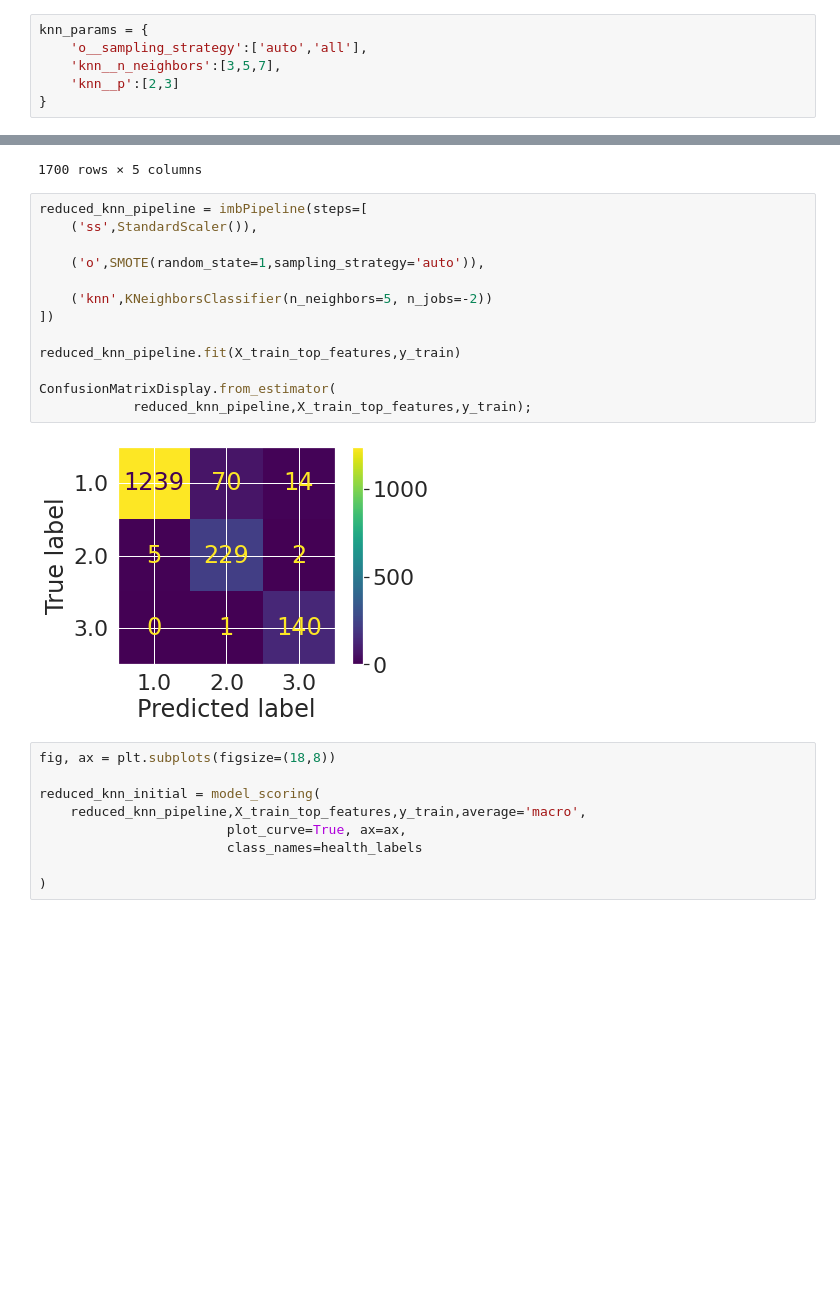
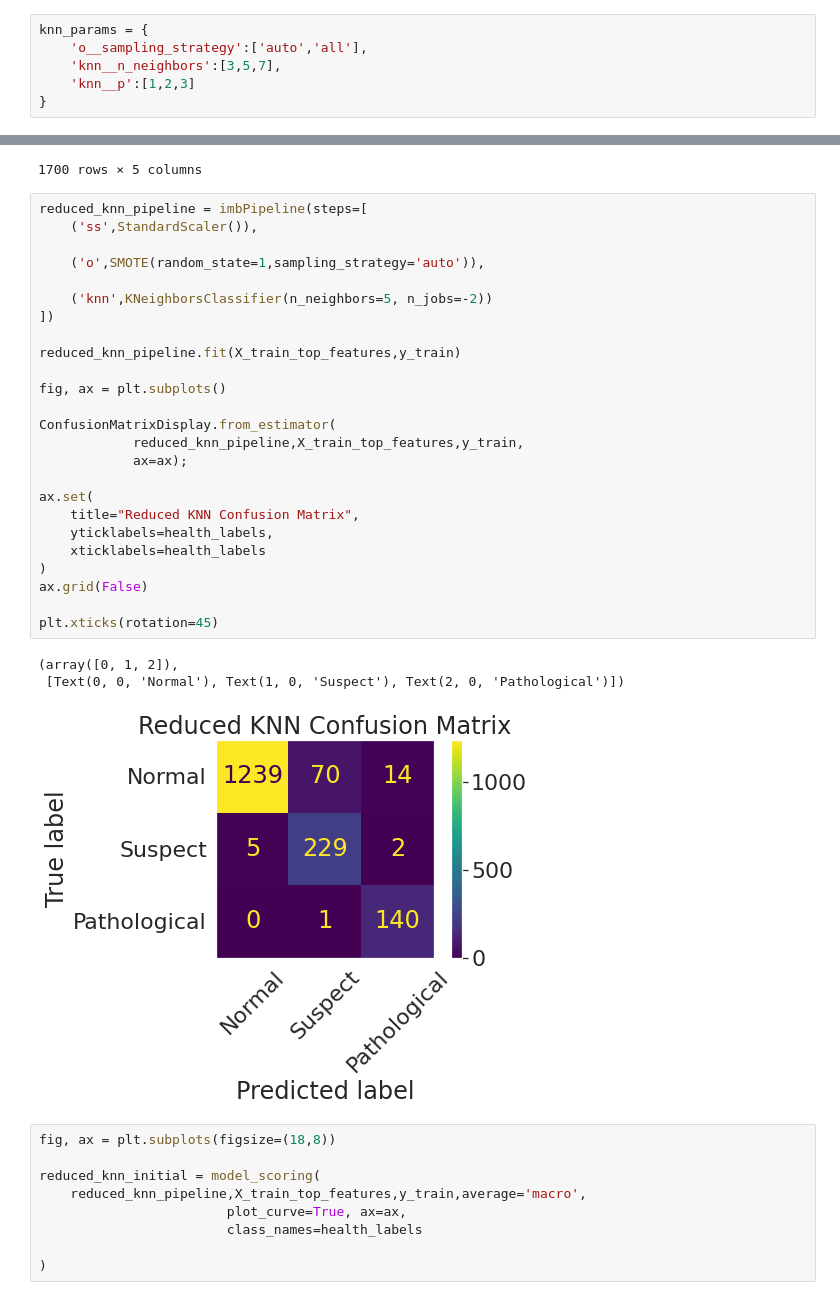
Before and after one commit to ParkedHampster/Fetal-Health-Classification-Prediction, a Jupyter notebook: scratch_books/scratch.ipynb, the cells around one changed output, grey strips where cells are left out. Cells and saved outputs as stored; diff of their text form; blank space fills up the shorter version.

```diff
--- a/scratch_books/scratch.ipynb
+++ b/scratch_books/scratch.ipynb
@@ -276,7 +287,7 @@ do to tweak this model.
 knn_params = {
     'o__sampling_strategy':['auto','all'],
     'knn__n_neighbors':[3,5,7],
-    'knn__p':[2,3]
+    'knn__p':[1,2,3]
 }
 # %%
 knn_gs = GridSearchCV(
@@ -398,18 +409,32 @@ X_train_top_features
 # %%
 reduced_knn_pipeline = imbPipeline(steps=[
     ('ss',StandardScaler()),
 
     ('o',SMOTE(random_state=1,sampling_strategy='auto')),
 
     ('knn',KNeighborsClassifier(n_neighbors=5, n_jobs=-2))
 ])
 
 reduced_knn_pipeline.fit(X_train_top_features,y_train)
 
+fig, ax = plt.subplots()
+
 ConfusionMatrixDisplay.from_estimator(
-            reduced_knn_pipeline,X_train_top_features,y_train);
+            reduced_knn_pipeline,X_train_top_features,y_train,
+            ax=ax);
+
+ax.set(
+    title="Reduced KNN Confusion Matrix",
+    yticklabels=health_labels,
+    xticklabels=health_labels
+)
+ax.grid(False)
+
+plt.xticks(rotation=45)
 # %% [output]
+(array([0, 1, 2]),
+ [Text(0, 0, 'Normal'), Text(1, 0, 'Suspect'), Text(2, 0, 'Pathological')])
-[figure, old version]
+[figure, new version]
 # %%
 fig, ax = plt.subplots(figsize=(18,8))
 
```
Also changed, not shown: parts of 9 cells of this notebook, 1 other file.
